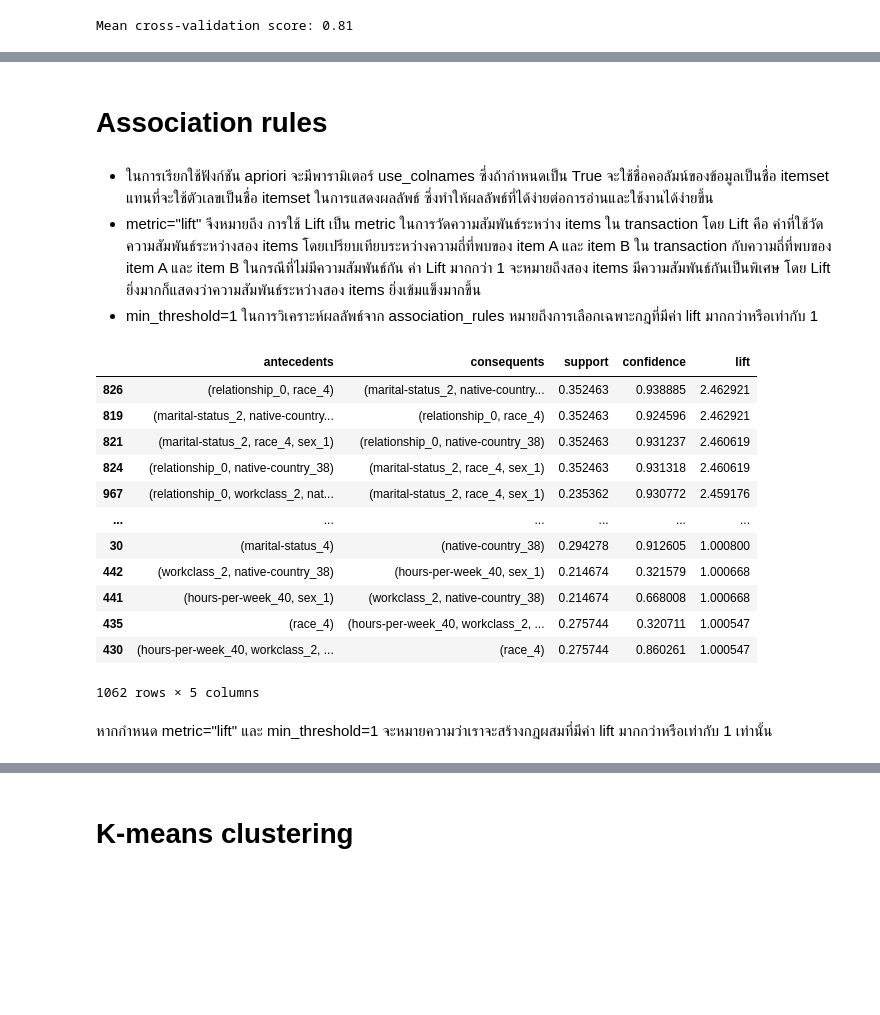
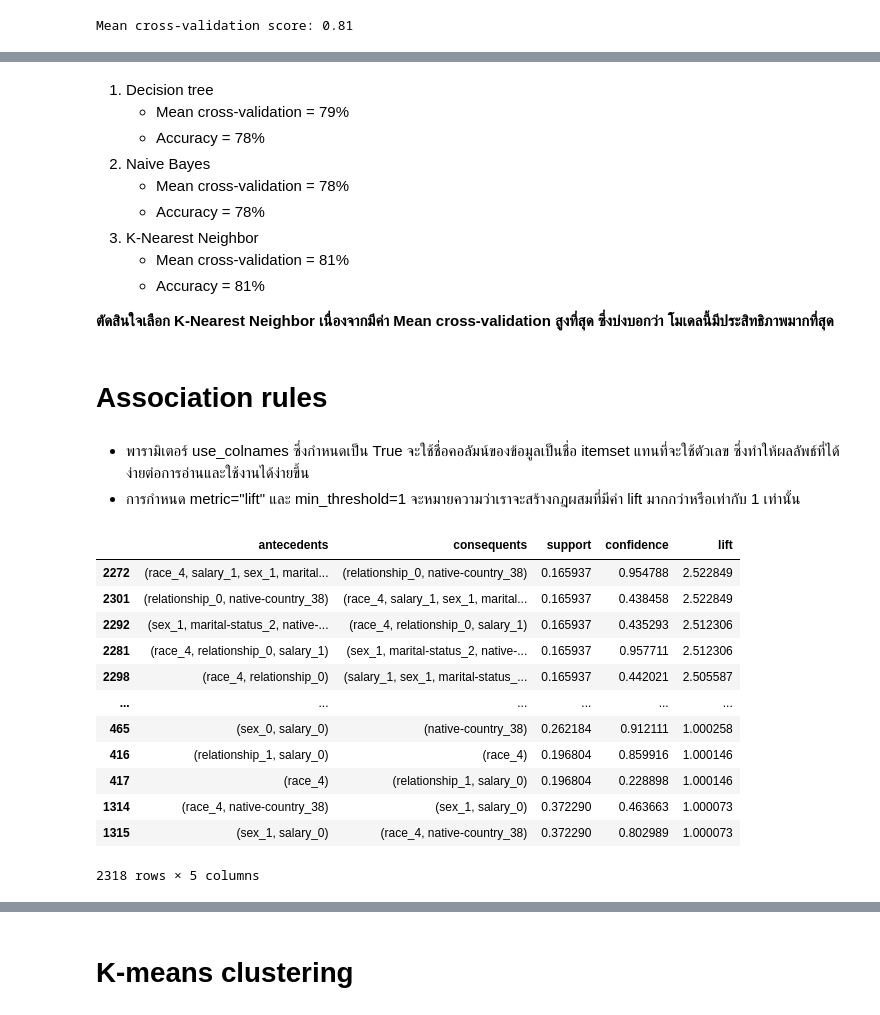
Before and after one commit to bunnybbear/bsc_dpdm22, a Jupyter notebook: Project_Final.ipynb, the cells around one changed output, grey strips where cells are left out. Drawn from its saved outputs; the diff is of its cells as text; code cells hidden in the pictures; blank space fills up the shorter version.

```diff
--- a/Project_Final.ipynb
+++ b/Project_Final.ipynb
@@ -108,4 +111,6 @@ dtype: bool
 # %%
-data[(data['workclass'] == ' ?') | (data['occupation'] == ' ?') | (data['native-country'] == ' ?')].shape
+unknow = data[(data['workclass'] == ' ?') | (data['occupation'] == ' ?') | (data['native-country'] == ' ?')]
+print(unknow.shape)
+unknow.head(3)
 # %% [output]
 (2399, 11)
@@ -112,7 +121,7 @@ data[(data['workclass'] == ' ?') | (data['occupation'] == ' ?') | (data['native-
 # %% [markdown]
 จึงทำการ drop ออก
 # %%
-data.drop(data.loc[(data['workclass'] == ' ?') | (data['occupation'] == ' ?') | (data['native-country'] == ' ?')].index, inplace=True)
+data.drop(unknow.index, inplace=True)
 # %% [output]
 A value is trying to be set on a copy of a slice from a DataFrame
 
@@ -425,6 +486,14 @@ Mean cross-validation score: 0.81
+# %% [markdown]
+1. Decision tree
+    - Mean cross-validation = 79%
+    - Accuracy = 78%
+2. Naive Bayes
+    - Mean cross-validation = 78%
+    - Accuracy = 78%
+3. K-Nearest Neighbor
+    - Mean cross-validation = 81%
+    - Accuracy = 81%
+
+ **ตัดสินใจเลือก K-Nearest Neighbor เนื่องจากมีค่า Mean cross-validation สูงที่สุด ซึ่งบ่งบอกว่า โมเดลนี้มีประสิทธิภาพมากที่สุด**
 # %% [markdown]
 # Association rules
-# %% [markdown]
-- ในการเรียกใช้ฟังก์ชัน apriori จะมีพารามิเตอร์ use_colnames ซึ่งถ้ากำหนดเป็น True จะใช้ชื่อคอลัมน์ของข้อมูลเป็นชื่อ itemset แทนที่จะใช้ตัวเลขเป็นชื่อ itemset ในการแสดงผลลัพธ์ ซึ่งทำให้ผลลัพธ์ที่ได้ง่ายต่อการอ่านและใช้งานได้ง่ายขึ้น
-- metric="lift" จึงหมายถึง การใช้ Lift เป็น metric ในการวัดความสัมพันธ์ระหว่าง items ใน transaction โดย Lift คือ ค่าที่ใช้วัดความสัมพันธ์ระหว่างสอง items โดยเปรียบเทียบระหว่างความถี่ที่พบของ item A และ item B ใน transaction กับความถี่ที่พบของ item A และ item B ในกรณีที่ไม่มีความสัมพันธ์กัน ค่า Lift มากกว่า 1 จะหมายถึงสอง items มีความสัมพันธ์กันเป็นพิเศษ โดย Lift ยิ่งมากก็แสดงว่าความสัมพันธ์ระหว่างสอง items ยิ่งเข้มแข็งมากขึ้น
-- min_threshold=1 ในการวิเคราะห์ผลลัพธ์จาก association_rules หมายถึงการเลือกเฉพาะกฎที่มีค่า lift มากกว่าหรือเท่ากับ 1
@@ -434,35 +500,37 @@ Mean cross-validation score: 0.81
+# %% [markdown]
+- พารามิเตอร์ use_colnames ซึ่งกำหนดเป็น True จะใช้ชื่อคอลัมน์ของข้อมูลเป็นชื่อ itemset แทนที่จะใช้ตัวเลข ซึ่งทำให้ผลลัพธ์ที่ได้ง่ายต่อการอ่านและใช้งานได้ง่ายขึ้น
+- การกำหนด metric="lift" และ min_threshold=1 จะหมายความว่าเราจะสร้างกฎผสมที่มีค่า lift
+มากกว่าหรือเท่ากับ 1 เท่านั้น
 # %%
 # convert categorical variables into binary form
-df = pd.get_dummies(X, columns=['age', 'workclass', 'education', 'marital-status', 'occupation', 'relationship', 'race', 'sex',  'hours-per-week', 'native-country'])
+df = pd.get_dummies(data, columns=['age', 'workclass', 'education', 'marital-status', 'occupation', 'relationship', 'race', 'sex',  'hours-per-week', 'native-country', 'salary'])
 
 # Generate frequent itemsets
 frequent_itemsets = apriori(df, min_support=0.15, use_colnames=True)
 
 # Create DataFrame with support and itemsets columns
 frequent_itemsets_df = pd.DataFrame(frequent_itemsets)
 
 # generate association rules
 rules = association_rules(frequent_itemsets_df.reset_index(), metric='lift', min_threshold=1)
 
 # sort the rules by lift in descending order
 rules = rules.sort_values(by='lift', ascending=False)
 
 # show useful columns only
 acc = rules[['antecedents', 'consequents', 'support', 'confidence', 'lift']]
 acc
 # %% [output]
 |  | antecedents | consequents | support | confidence | lift |
-| 826 | (relationship_0, race_4) | (marital-status_2, native-country... | 0.352463 | 0.938885 | 2.462921 |
-| 819 | (marital-status_2, native-country... | (relationship_0, race_4) | 0.352463 | 0.924596 | 2.462921 |
-| 821 | (marital-status_2, race_4, sex_1) | (relationship_0, native-country_38) | 0.352463 | 0.931237 | 2.460619 |
-| 824 | (relationship_0, native-country_38) | (marital-status_2, race_4, sex_1) | 0.352463 | 0.931318 | 2.460619 |
-| 967 | (relationship_0, workclass_2, nat... | (marital-status_2, race_4, sex_1) | 0.235362 | 0.930772 | 2.459176 |
+| 2272 | (race_4, salary_1, sex_1, marital... | (relationship_0, native-country_38) | 0.165937 | 0.954788 | 2.522849 |
+| 2301 | (relationship_0, native-country_38) | (race_4, salary_1, sex_1, marital... | 0.165937 | 0.438458 | 2.522849 |
+| 2292 | (sex_1, marital-status_2, native-... | (race_4, relationship_0, salary_1) | 0.165937 | 0.435293 | 2.512306 |
+| 2281 | (race_4, relationship_0, salary_1) | (sex_1, marital-status_2, native-... | 0.165937 | 0.957711 | 2.512306 |
+| 2298 | (race_4, relationship_0) | (salary_1, sex_1, marital-status_... | 0.165937 | 0.442021 | 2.505587 |
 | ... | ... | ... | ... | ... | ... |
-| 30 | (marital-status_4) | (native-country_38) | 0.294278 | 0.912605 | 1.000800 |
-| 442 | (workclass_2, native-country_38) | (hours-per-week_40, sex_1) | 0.214674 | 0.321579 | 1.000668 |
-| 441 | (hours-per-week_40, sex_1) | (workclass_2, native-country_38) | 0.214674 | 0.668008 | 1.000668 |
-| 435 | (race_4) | (hours-per-week_40, workclass_2, ... | 0.275744 | 0.320711 | 1.000547 |
-| 430 | (hours-per-week_40, workclass_2, ... | (race_4) | 0.275744 | 0.860261 | 1.000547 |
+| 465 | (sex_0, salary_0) | (native-country_38) | 0.262184 | 0.912111 | 1.000258 |
+| 416 | (relationship_1, salary_0) | (race_4) | 0.196804 | 0.859916 | 1.000146 |
+| 417 | (race_4) | (relationship_1, salary_0) | 0.196804 | 0.228898 | 1.000146 |
+| 1314 | (race_4, native-country_38) | (sex_1, salary_0) | 0.372290 | 0.463663 | 1.000073 |
+| 1315 | (sex_1, salary_0) | (race_4, native-country_38) | 0.372290 | 0.802989 | 1.000073 |
-1062 rows × 5 columns
+2318 rows × 5 columns
-# %% [markdown]
-หากกำหนด metric="lift" และ min_threshold=1 จะหมายความว่าเราจะสร้างกฎผสมที่มีค่า lift มากกว่าหรือเท่ากับ 1 เท่านั้น
```
Also changed, not shown: parts of 64 cells of this notebook.
